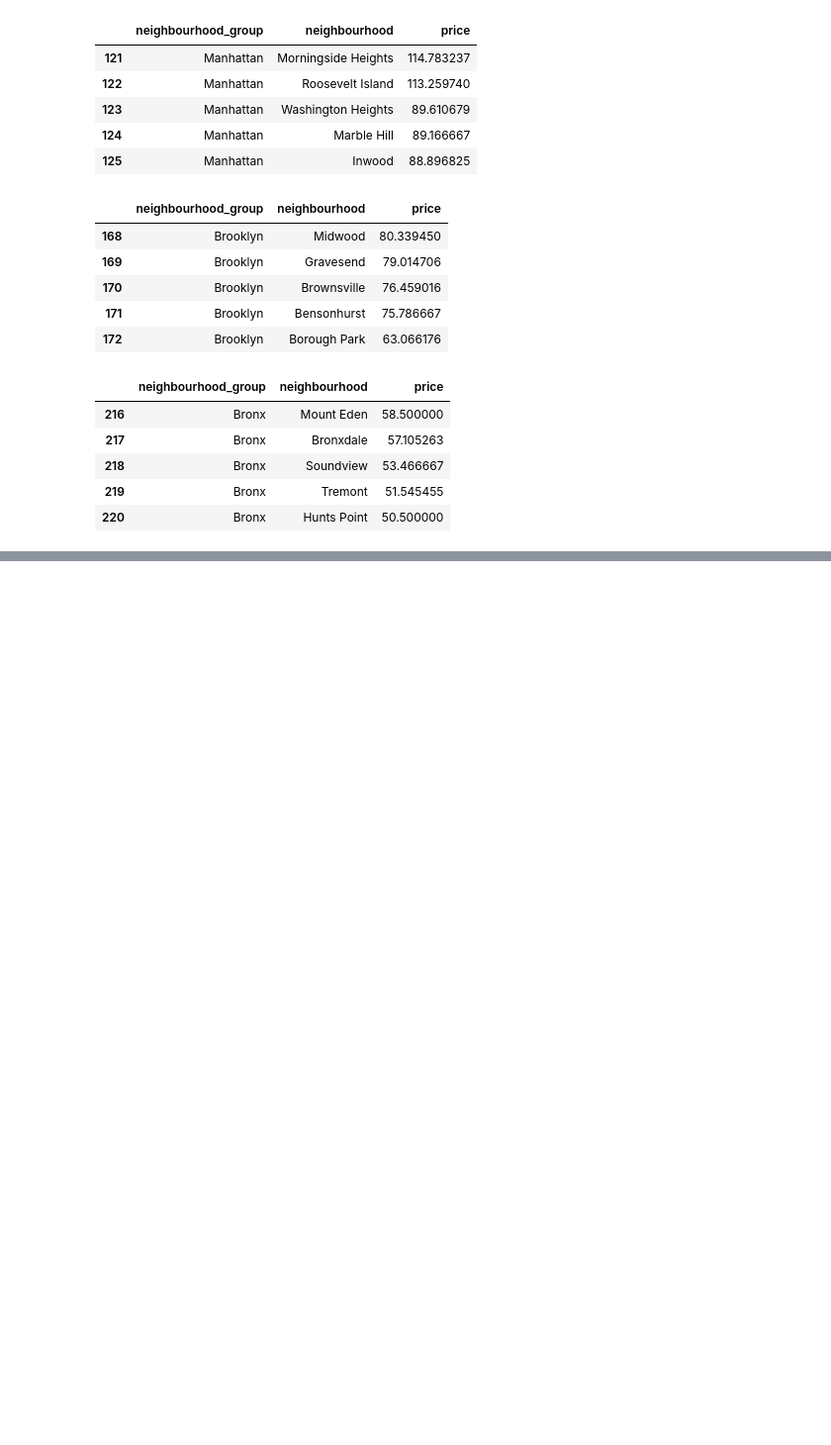
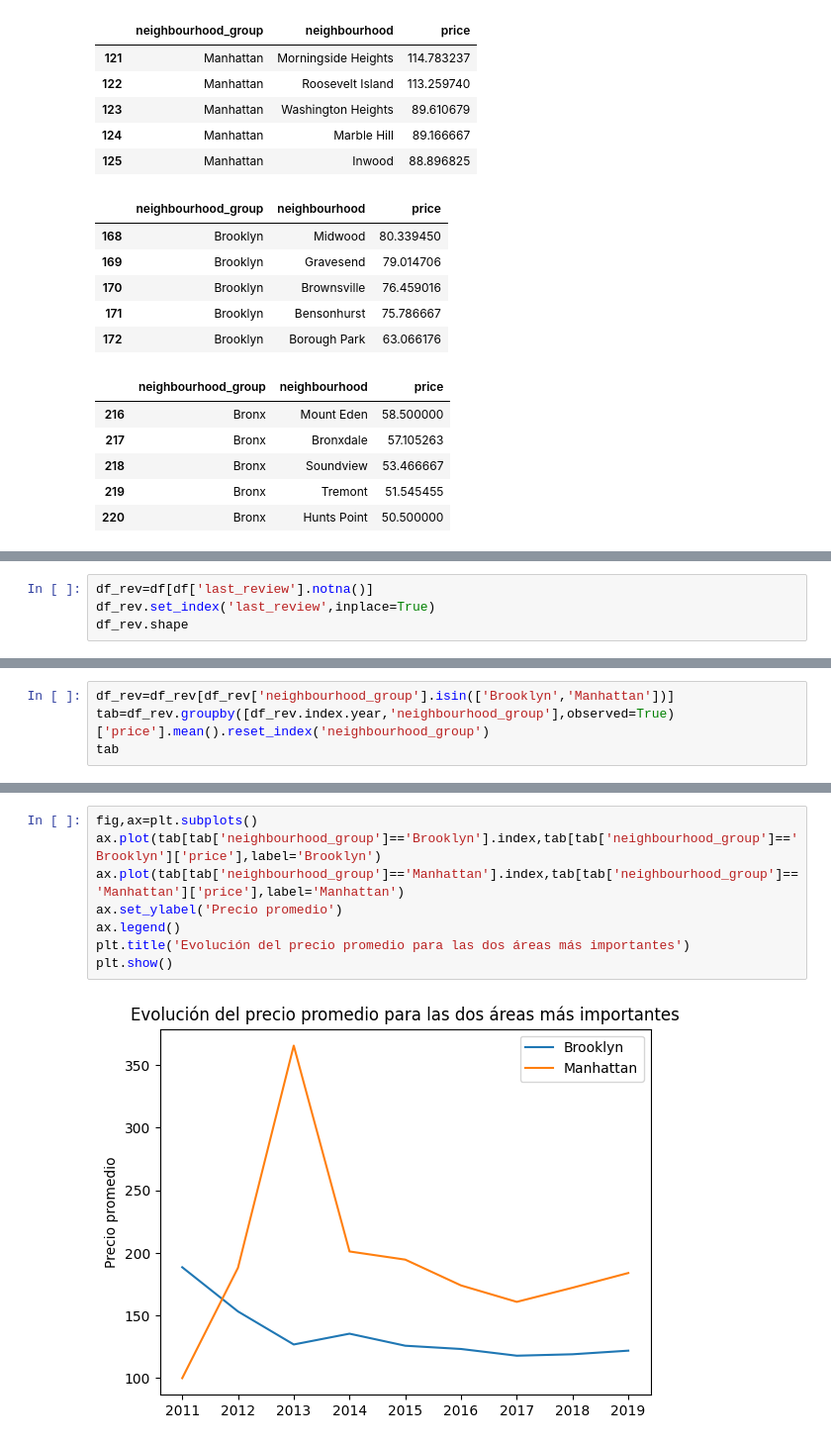
Before and after one commit to anasofiasama/EDA, a Jupyter notebook: src/explore.ipynb, the cells around one changed output, grey strips where cells are left out. Shown at 99% size. Drawn from its saved outputs; the diff is of its cells as text; blank space fills up the shorter version.

```diff
--- a/src/explore.ipynb
+++ b/src/explore.ipynb
@@ -381,0 +448,4 @@ Hacer un test de independencia para ver si los precios de las distintas areas se
+# %%
+df_rev=df[df['last_review'].notna()]
+df_rev.set_index('last_review',inplace=True)
+df_rev.shape
@@ -381,0 +467,4 @@ Hacer un test de independencia para ver si los precios de las distintas areas se
+# %%
+df_rev=df_rev[df_rev['neighbourhood_group'].isin(['Brooklyn','Manhattan'])]
+tab=df_rev.groupby([df_rev.index.year,'neighbourhood_group'],observed=True)['price'].mean().reset_index('neighbourhood_group')
+tab
@@ -381,0 +490,10 @@ Hacer un test de independencia para ver si los precios de las distintas areas se
+# %%
+fig,ax=plt.subplots()
+ax.plot(tab[tab['neighbourhood_group']=='Brooklyn'].index,tab[tab['neighbourhood_group']=='Brooklyn']['price'],label='Brooklyn')
+ax.plot(tab[tab['neighbourhood_group']=='Manhattan'].index,tab[tab['neighbourhood_group']=='Manhattan']['price'],label='Manhattan')
+ax.set_ylabel('Precio promedio')
+ax.legend()
+plt.title('Evolución del precio promedio para las dos áreas más importantes')
+plt.show()
+# %% [output]
+[figure, added]
```
Also changed, not shown: parts of 34 cells of this notebook.
